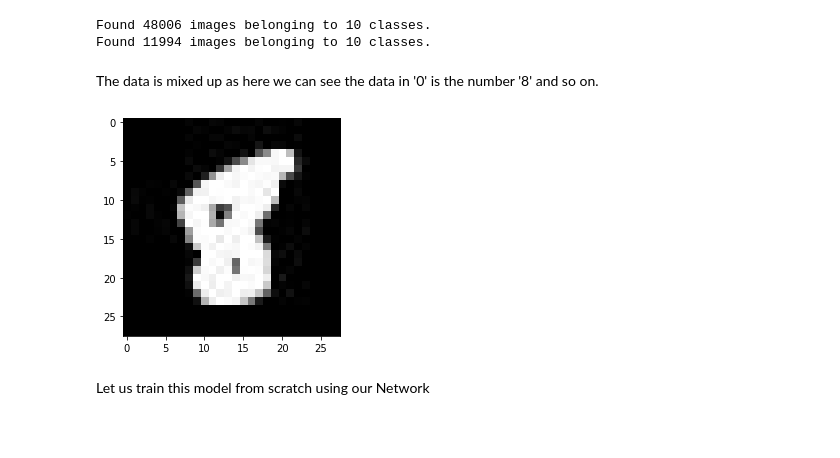
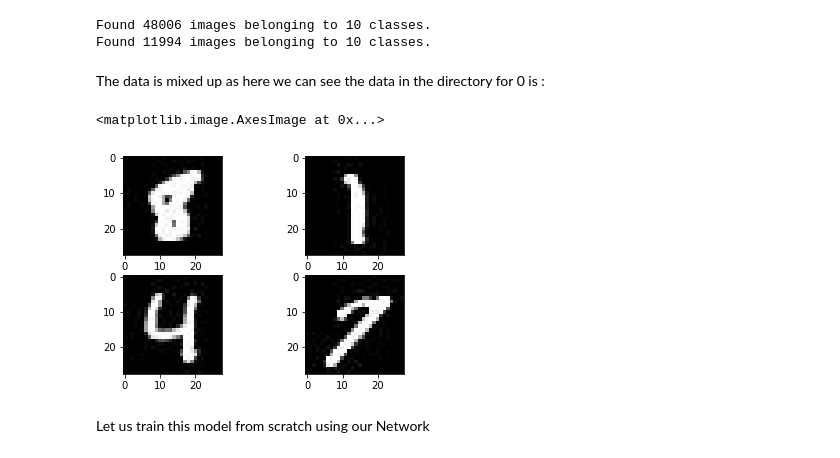
Before and after one commit to jeffreypaul15/midas, a Jupyter notebook: part_3.ipynb, the cells around one changed output. Saved outputs shown, nothing was run; the diff lists cells and outputs as text; code cells hidden in the pictures; blank space fills up the shorter version.

```diff
--- a/part_3.ipynb
+++ b/part_3.ipynb
@@ -103,21 +103,16 @@ testds = datagen.flow_from_directory(
 Found 48006 images belonging to 10 classes.
 Found 11994 images belonging to 10 classes.
 # %% [markdown]
-The data is mixed up as here we can see the data in '0' is the number '8' and so on.
+The data is mixed up as here we can see the data in the directory for 0 is :
-# %%
-import os
-for i in os.listdir('mnistTask/0'):
-  image = cv2.imread('mnistTask/0/'+i)
-  plt.imshow(image)
-  break
-# %% [output]
-[figure, removed]
 # %%
 f, axarr = plt.subplots(2,2)
-axarr[0,0].imshow(image_datas[0])
-axarr[0,1].imshow(image_datas[1])
-axarr[1,0].imshow(image_datas[2])
-axarr[1,1].imshow(image_datas[3])
+axarr[0,0].imshow(cv2.imread('mnistTask/0/'+'image_008465.jpg'))
+axarr[0,1].imshow(cv2.imread('mnistTask/0/'+'image_046254.jpg'))
+axarr[1,0].imshow(cv2.imread('mnistTask/0/'+'image_008768.jpg'))
+axarr[1,1].imshow(cv2.imread('mnistTask/0/'+'image_030109.jpg'))
+# %% [output]
+<matplotlib.image.AxesImage at 0x...>
+[figure, added]
 # %% [markdown]
 Let us train this model from scratch using our Network
 # %%
```
